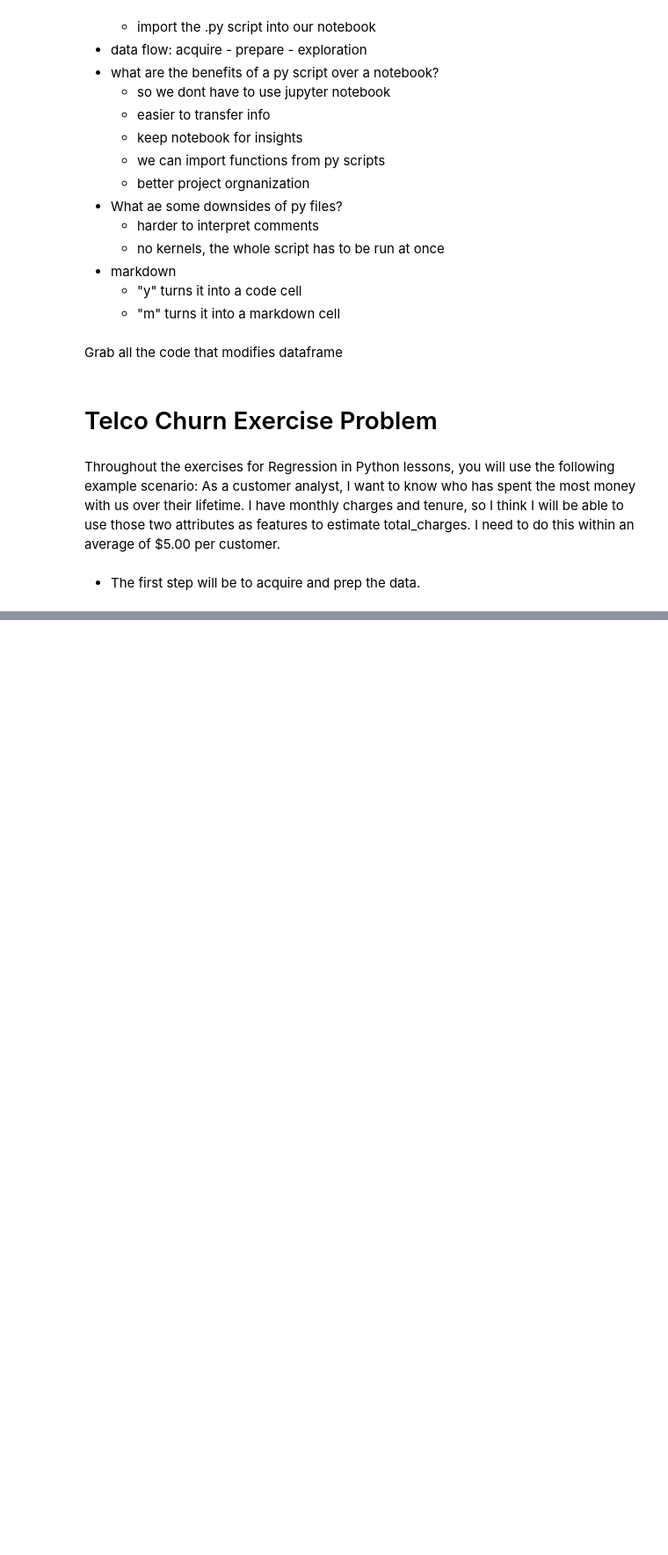
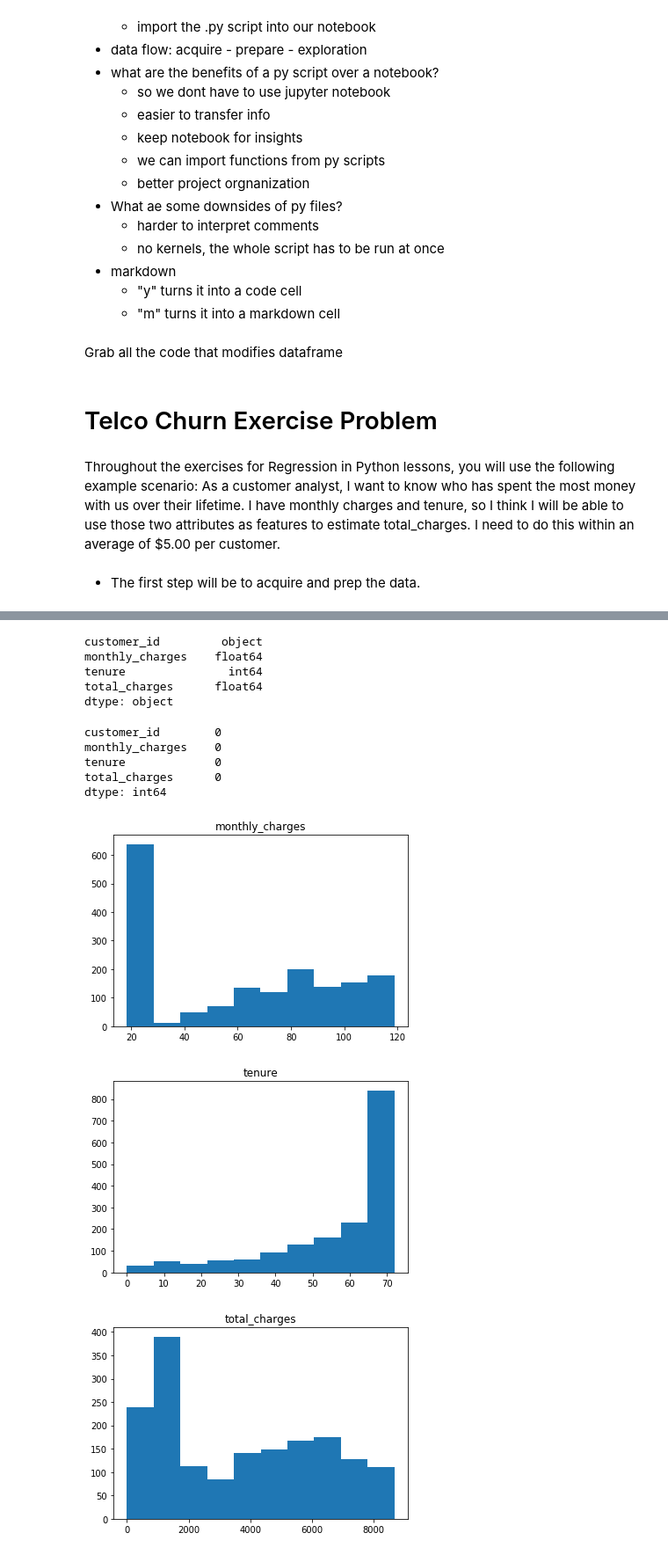
Before and after one commit to dbojado/regression-exercises, a Jupyter notebook: wrangle.ipynb, the cells around one changed output, grey strips where cells are left out. Shown at 88% size. Saved outputs shown, nothing was run; the diff lists cells and outputs as text; code cells hidden in the pictures; blank space fills up the shorter version.

```diff
--- a/wrangle.ipynb
+++ b/wrangle.ipynb
@@ -302,0 +280,30 @@ dtype: int64
+# %%
+def get_connection(db, username=env.username, host=env.host, password=env.password):
+    '''
+    This function uses my info from my env file to
+    create a connection url to access the Codeup db.
+    '''
+    return f'mysql+pymysql://{username}:{password}@{host}/{db}'
+
+def new_telco_data():
+    '''
+    This function reads the telco churn data from the Codeup db into a df,
+    write it to a csv file, and returns the df.
+    '''
+    sql_query = 'SELECT customer_id, monthly_charges, tenure, total_charges FROM customers WHERE contract_type_id = 3';
+    df = pd.read_sql(sql_query, get_connection('telco_churn'))
+    df.to_csv('telco_churn_df.csv')
+    return df
+
+def get_telco_data(cached=False):
+    '''
+    This function reads in telco churn data from Codeup database if cached == False
+    or if cached == True reads in telco churn df from a csv file, returns df
+    '''
+    if cached or os.path.isfile('telco_churn_df.csv') == False:
+        df = new_telco_data()
+    else:
+        df = pd.read_csv('telco_churn_df.csv', index_col=0)
+    return df
+# %%
+df = new_telco_data()
@@ -308,0 +345,22 @@ dtype: int64
+# %%
+# remove white space
+df['total_charges'] = df.total_charges.where((df.tenure != 0),0)
+
+# convert data type to float
+df['total_charges'] = df.total_charges.astype(float)
+# %%
+df.dtypes
+# %% [output]
+customer_id         object
+monthly_charges    float64
+tenure               int64
+total_charges      float64
+dtype: object
+# %%
+df.isna().sum()
+# %% [output]
+customer_id        0
+monthly_charges    0
+tenure             0
+total_charges      0
+dtype: int64
@@ -308,0 +369,9 @@ dtype: int64
+# %%
+for col in ['monthly_charges', 'tenure', 'total_charges']:
+    plt.hist(df[col])
+    plt.title(col)
+    plt.show()
+# %% [output]
+[figure, added]
+[figure, added]
+[figure, added]
```
Also changed, not shown: parts of 22 cells of this notebook.
